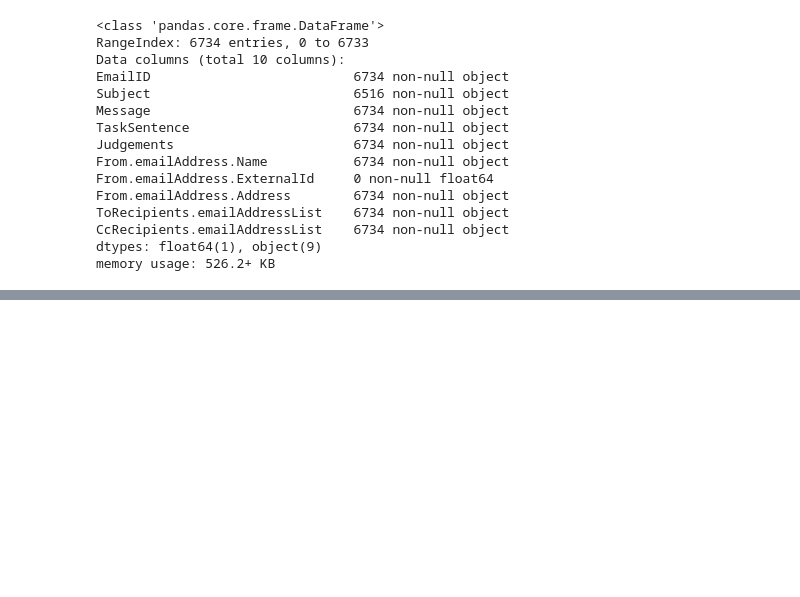
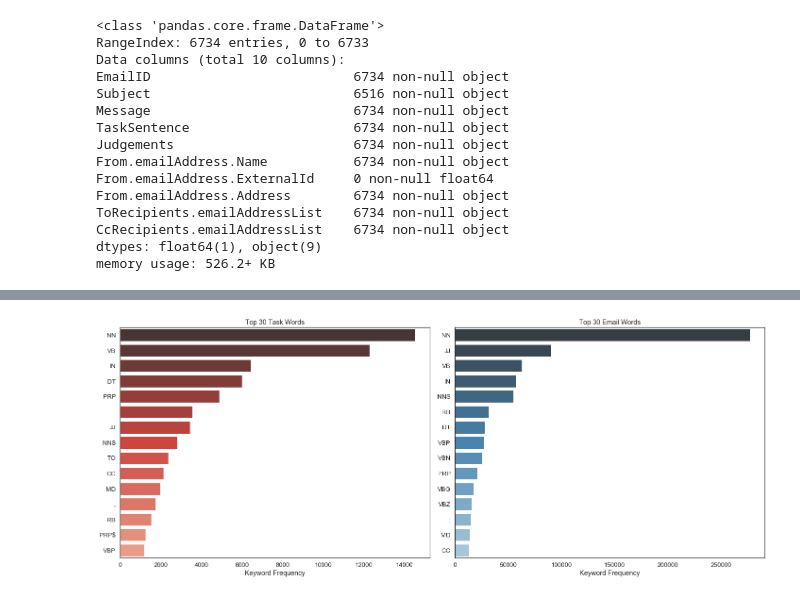
Before and after one commit to georgetao/extraction, a Jupyter notebook: notebooks/Content Selection EDA.ipynb, the cells around one changed output, grey strips where cells are left out. Saved outputs shown, nothing was run; the diff lists cells and outputs as text; code cells hidden in the pictures; blank space fills up the shorter version.

```diff
--- a/notebooks/Content Selection EDA.ipynb
+++ b/notebooks/Content Selection EDA.ipynb
@@ -148,0 +209,14 @@ for word in message vocab,
+# %%
+# this is like the slowest way ever to do this smh
+# part of speech tagging messages and tasks
+
+message_pos = []
+task_pos = []
+
+for i in range(len(epa_data)):
+    if i%1000 == 0:
+        print(i)
+    m = epa_data["Message"][i]
+    t = epa_data["TaskSentence"][i]
+    message_pos.extend(dict(pos_tag(word_tokenize(no_number_preprocessor(m)))).values())
+    task_pos.extend(dict(pos_tag(word_tokenize(no_number_preprocessor(t)))).values())
@@ -148,0 +231,12 @@ for word in message vocab,
+# %%
+# plot part of speech frequencies
+
+mp = Counter(message_pos).most_common(15)
+tp = Counter(task_pos).most_common(15)
+
+x_task, y_task = map(list, zip(*tp))
+x_message, y_message = map(list, zip(*mp))
+
+plot_bars(x_task, y_task, x_message, y_message)
+# %% [output]
+[figure, added]
```
Also changed, not shown: parts of 18 cells of this notebook.
